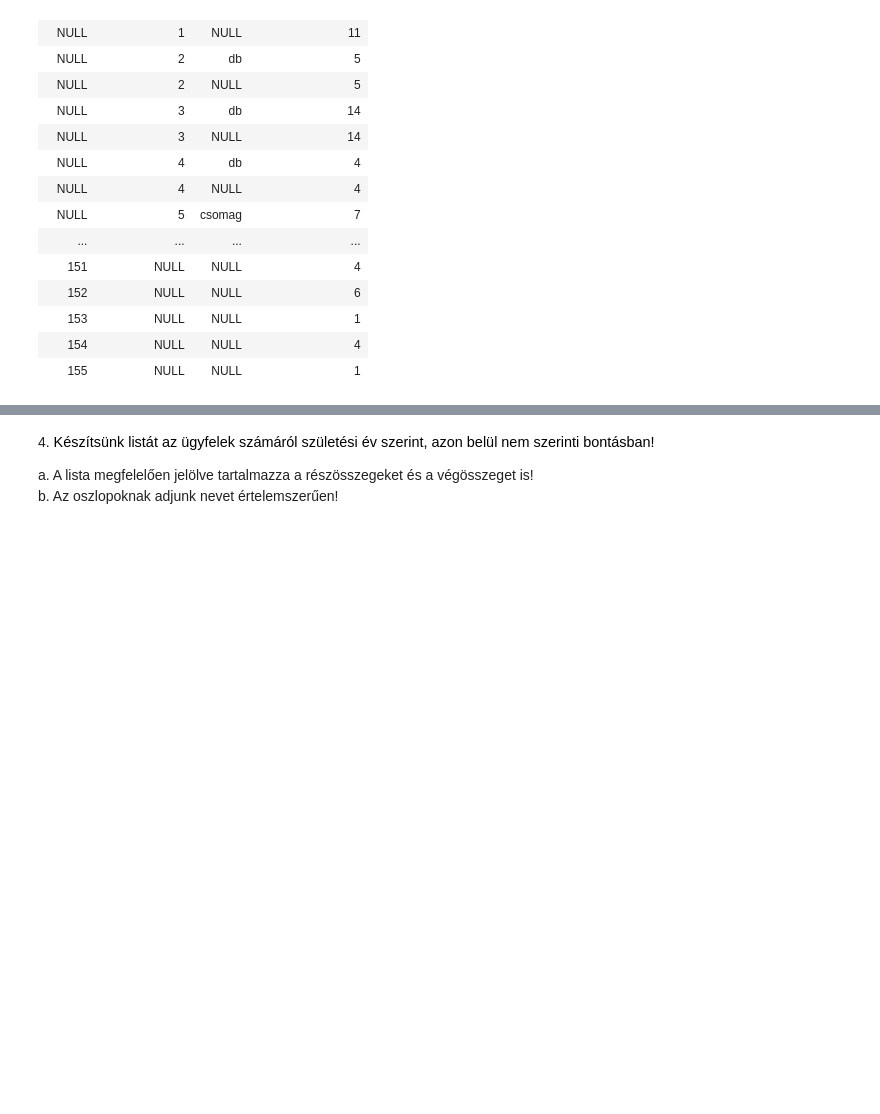
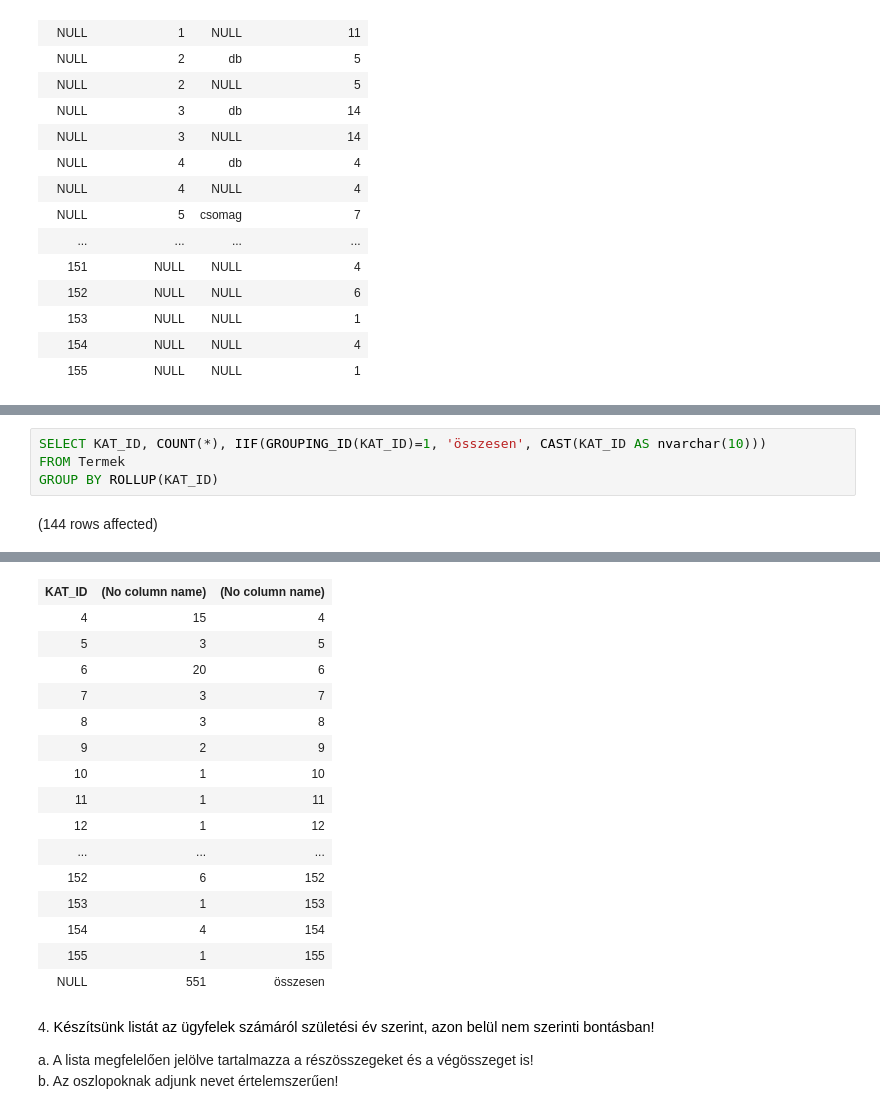
Before and after one commit to Tomi489/Adatbazisok, a Jupyter notebook: gyakorlat04_feladatok.ipynb, the cells around one changed output, grey strips where cells are left out. Cells and saved outputs as stored; diff of their text form; blank space fills up the shorter version.

```diff
--- a/gyakorlat04_feladatok.ipynb
+++ b/gyakorlat04_feladatok.ipynb
@@ -67,3 +67,9 @@ a. Elég megjeleníteni a kategóriák azonosítóit és a darabszámokat!
 
 
 ![](https://moodle.uni-corvinus.hu/theme/image.php/adaptable/atto_h5p/1709548862/icon)
+# %%
+SELECT KAT_ID, COUNT(*), IIF(GROUPING_ID(KAT_ID)=1, 'összesen', CAST(KAT_ID AS nvarchar(10)))
+FROM Termek
+GROUP BY ROLLUP(KAT_ID)
+# %% [output]
+(144 rows affected)
@@ -70,3 +77,19 @@ a. Elég megjeleníteni a kategóriák azonosítóit és a darabszámokat!
+| KAT_ID | (No column name) | (No column name) |
+| 4 | 15 | 4 |
+| 5 | 3 | 5 |
+| 6 | 20 | 6 |
+| 7 | 3 | 7 |
+| 8 | 3 | 8 |
+| 9 | 2 | 9 |
+| 10 | 1 | 10 |
+| 11 | 1 | 11 |
+| 12 | 1 | 12 |
+| ... | ... | ... |
+| 152 | 6 | 152 |
+| 153 | 1 | 153 |
+| 154 | 4 | 154 |
+| 155 | 1 | 155 |
+| NULL | 551 | összesen |
 # %% [markdown]
 4. <span style="background-color: rgb(255, 255, 255); color: rgb(0, 0, 0); font-family: &quot;Open Sans&quot;, sans-serif; font-size: 14.44px;">Készítsünk listát az ügyfelek számáról születési év szerint, azon belül nem szerinti bontásban!&nbsp;</span>
 
```
Also changed, not shown: parts of 1 cell of this notebook.
